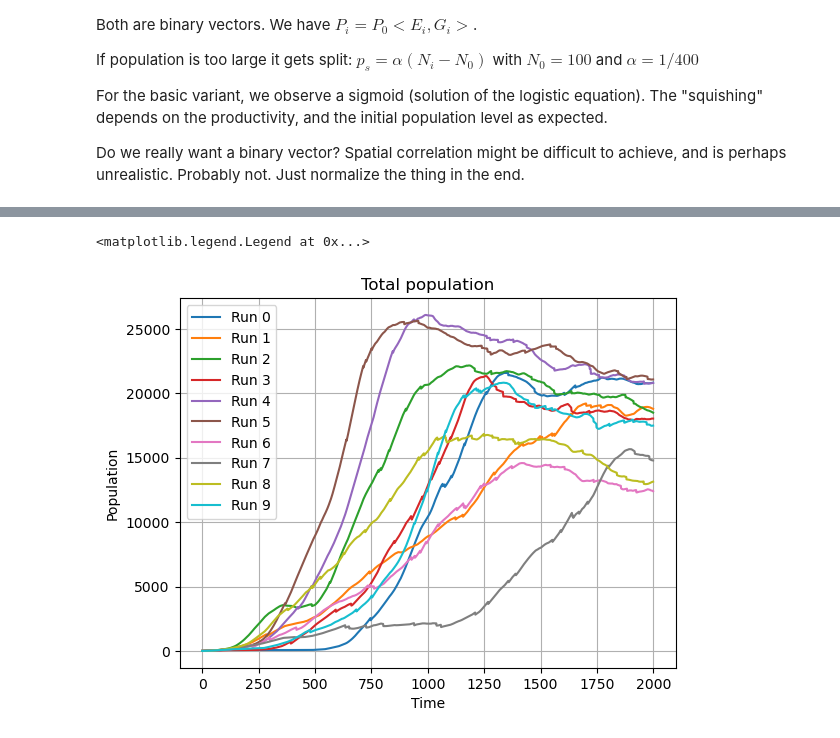
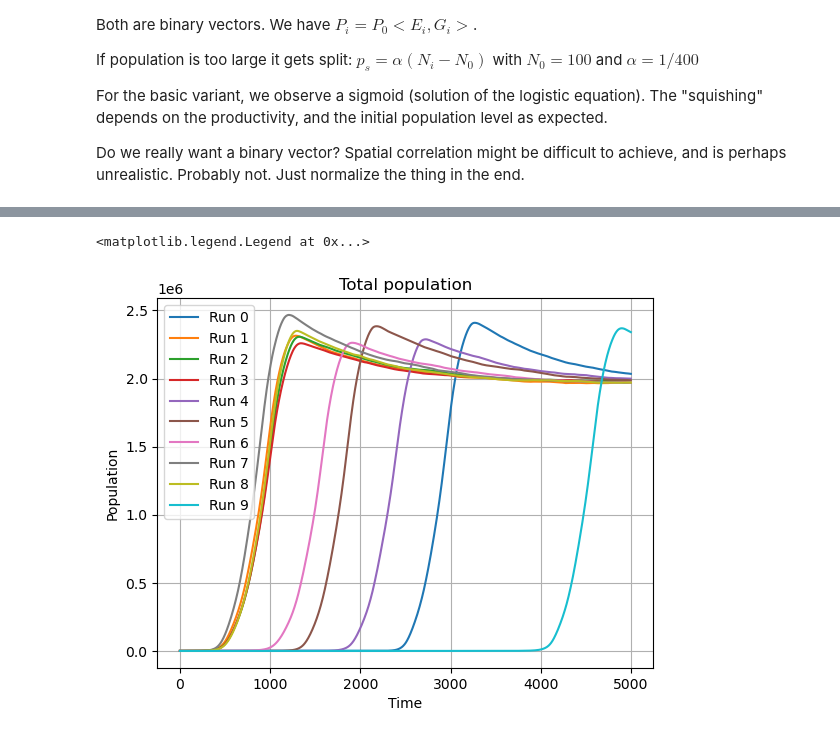
Before and after one commit to LeoKonzett/csh-vienna-abm, a Jupyter notebook: Agent_Dynamics_Playground.ipynb, the cells around one changed output, grey strips where cells are left out. Saved outputs shown, nothing was run; the diff lists cells and outputs as text; code cells hidden in the pictures.

```diff
--- a/Agent_Dynamics_Playground.ipynb
+++ b/Agent_Dynamics_Playground.ipynb
@@ -421,2 +460,6 @@ fig.colorbar(plot, shrink=0.7)
+# %%
+# Set skill vector to all zeros
+lattice.skills[0, 0] = [0] * 20
+lattice_diff_seeds[7].skills[0, 0] = [0] * 20
 # %%
 # Run simulation
@@ -427,2 +470,8 @@ lattice.run()
+# %%
+# Run simulation
+lattice_diff_seeds[7].set_search_params(prod_threshold=5, neigh_type="von_neumann", distance=10, select_random_cell=False)
+lattice_diff_seeds[7].set_evolution_params(env_mutation_rate=None, skill_mutation_rate=0.01, skill_mutates_randomly=True)
+
+lattice_diff_seeds[7].run(disable_progress_bar=False, track_prod=True)
 # %%
 pop_t = lattice.population
@@ -452,0 +512,9 @@ Text(0.5, 1.0, 'Total population')
+# %%
+for ii, ll in enumerate(lattice_diff_seeds):
+    skill_relevant = ll.skills[0, 0]
+    print(ii, ll.skills[0, 0])
+
+    print("Number of ones", np.sum(skill_relevant))
+    print("Number of zeros", 25 - np.sum(skill_relevant))
+
+    print("Population at the end", np.round(populations_to_plot[ii][-1] / 1e6, 2))
@@ -453,20 +539,33 @@ Text(0.5, 1.0, 'Total population')
+# %%
+# Run for multiple simulations
+populations_to_plot = []
+
+for ii, ll in tqdm(enumerate(lattice_diff_seeds), leave=True, desc="Loop"):
+    # Set parameters
+    ll.set_search_params(prod_threshold=5, neigh_type="von_neumann", distance=10, select_random_cell=False)
+    ll.set_evolution_params(env_mutation_rate=None, skill_mutation_rate=0.01, skill_mutates_randomly=True)
+
+    ll.run(disable_progress_bar=True)
+    pop_ll = np.sum(ll.population, axis=(1, 2))
+    populations_to_plot.append(pop_ll)
+
+# Normalize and plot
+# populations_to_plot = np.array(populations_to_plot)
+# populations_to_plot = populations_to_plot / np.amax(populations_to_plot)
 # %%
-# Run for multiple simulations
 fig = plt.figure()
 plt.grid()
 plt.xlabel("Time")
 plt.ylabel("Population")
 plt.title("Total population")
 
-for ii, ll in enumerate(lattice_diff_seeds):
-    ll.run(mutate_env=0.001, mutate_skill=0.0001)
-    pop_ll = np.sum(ll.population[:2000], axis=(1, 2))
-    plt.plot(pop_ll, label=f"Run {ii}")
+for ii, entry in enumerate(populations_to_plot):
+    plt.plot(entry, label=f"Run {ii}")
 
 plt.legend()
 # %% [output]
 <matplotlib.legend.Legend at 0x...>
-[figure, old version]
+[figure, new version]
 # %%
 fig, (ax1, ax2) = plt.subplots(ncols=2, figsize=(12, 6))
 
```
Also changed, not shown: parts of 11 cells of this notebook.
